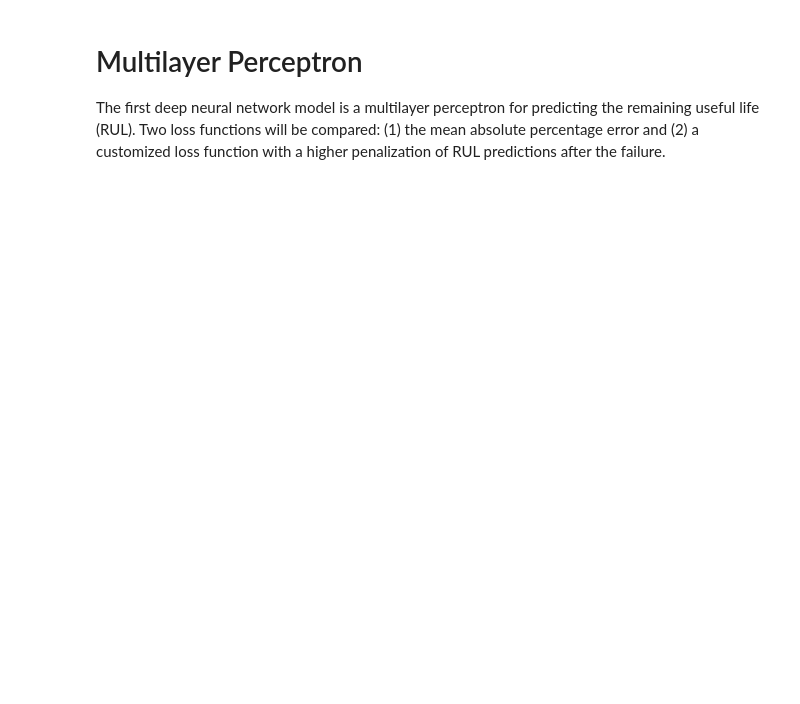
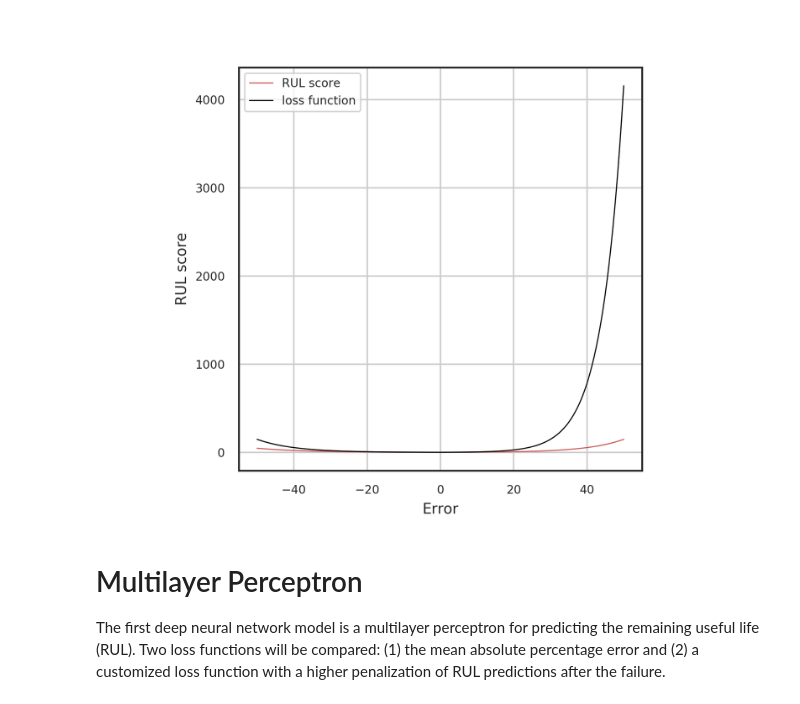
Before and after one commit to wimverleyen/DeepLearning, a Jupyter notebook: notebook/Performance_evaluation.ipynb, the cells around one changed output. Cells and saved outputs as stored; diff of their text form; code cells hidden in the pictures; blank space fills up the shorter version.

```diff
--- a/notebook/Performance_evaluation.ipynb
+++ b/notebook/Performance_evaluation.ipynb
@@ -35,3 +41,14 @@ SystemExit: True
+# %%
+FIG_DIR = "/home/laptop/Documents/data/aviation/NASA/Challenge_Data/figures/"
+name='present'
+metric = Metrics()
+metric.plot_loss_function(name=name)
+del metric
+
+from IPython.display import Image
+Image(filename=FIG_DIR+name+'_loss_function.png')
+# %% [output]
+[figure, added]
 # %% [markdown]
 # Multilayer Perceptron
 
```
Also changed, not shown: parts of 6 cells of this notebook.
